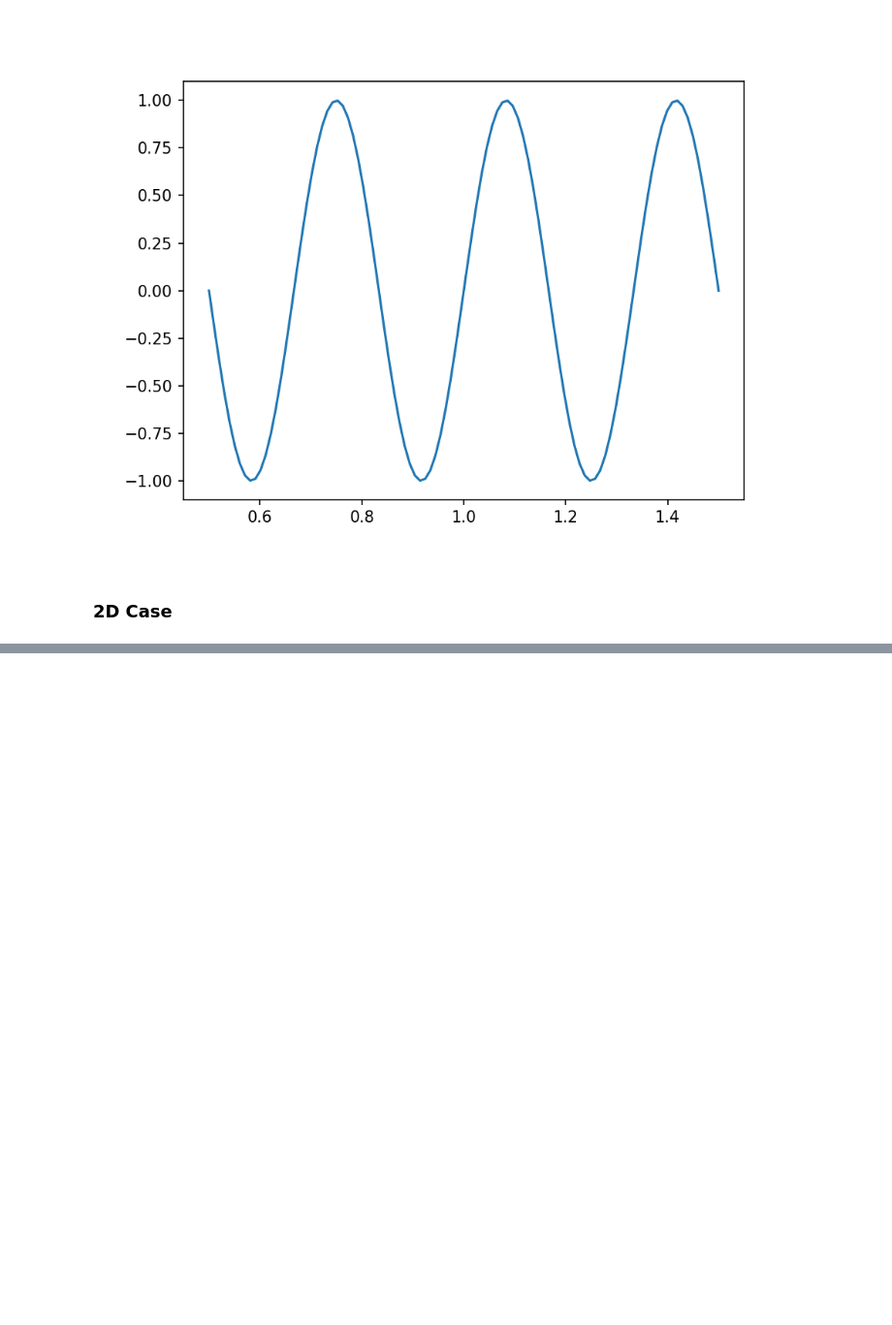
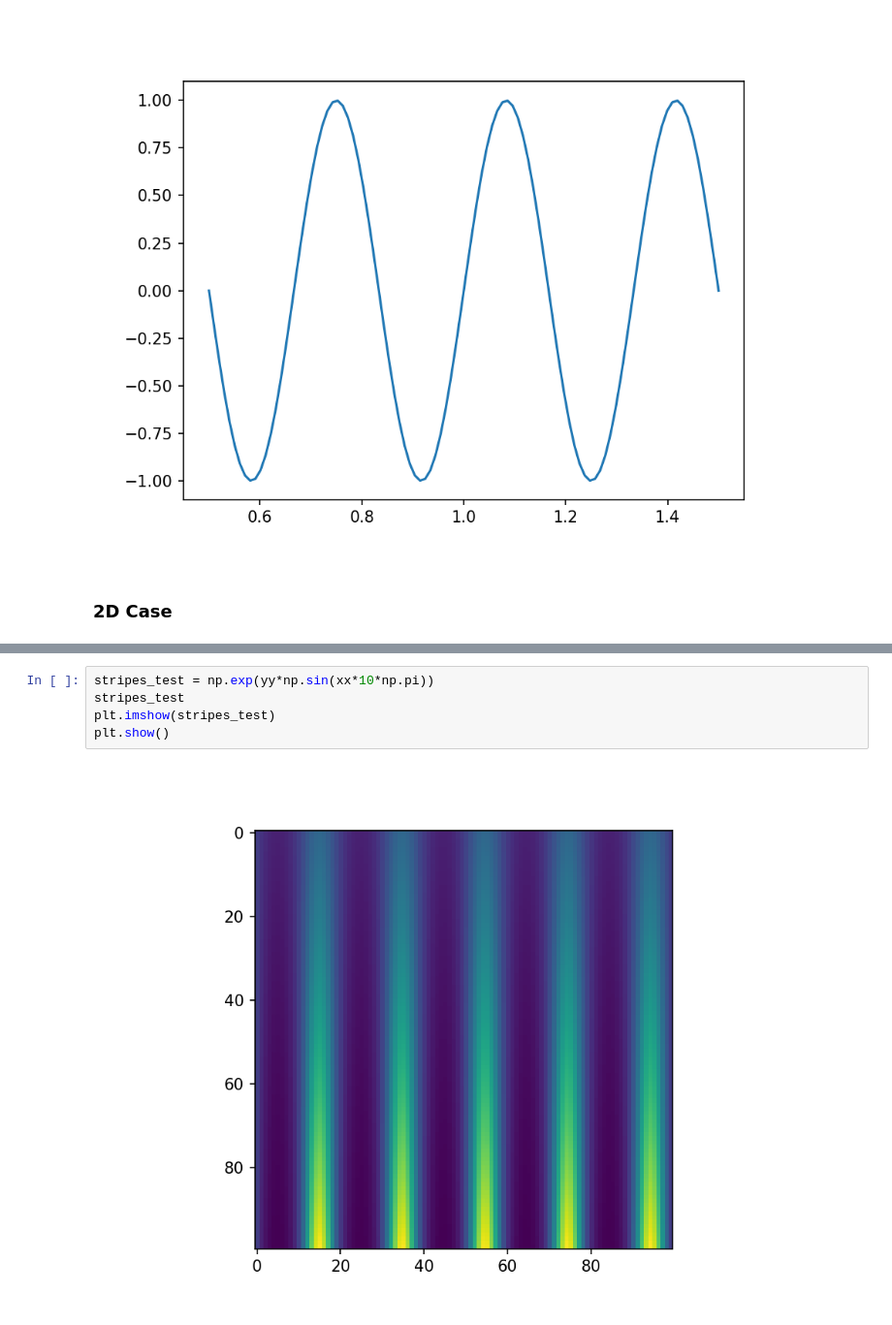
Before and after one commit to BlueGrisGris/am216, a Jupyter notebook: test_cases.ipynb, the cells around one changed output, grey strips where cells are left out. Shown at 97% size. Drawn from its saved outputs; the diff is of its cells as text; blank space fills up the shorter version.

```diff
--- a/test_cases.ipynb
+++ b/test_cases.ipynb
@@ -81,0 +54,7 @@ TypeError: can't multiply sequence by non-int of type 'float'
+# %%
+stripes_test = np.exp(yy*np.sin(xx*10*np.pi))
+stripes_test
+plt.imshow(stripes_test)
+plt.show()
+# %% [output]
+[figure, added]
```
Also changed, not shown: parts of 3 cells of this notebook, 1 other file.
